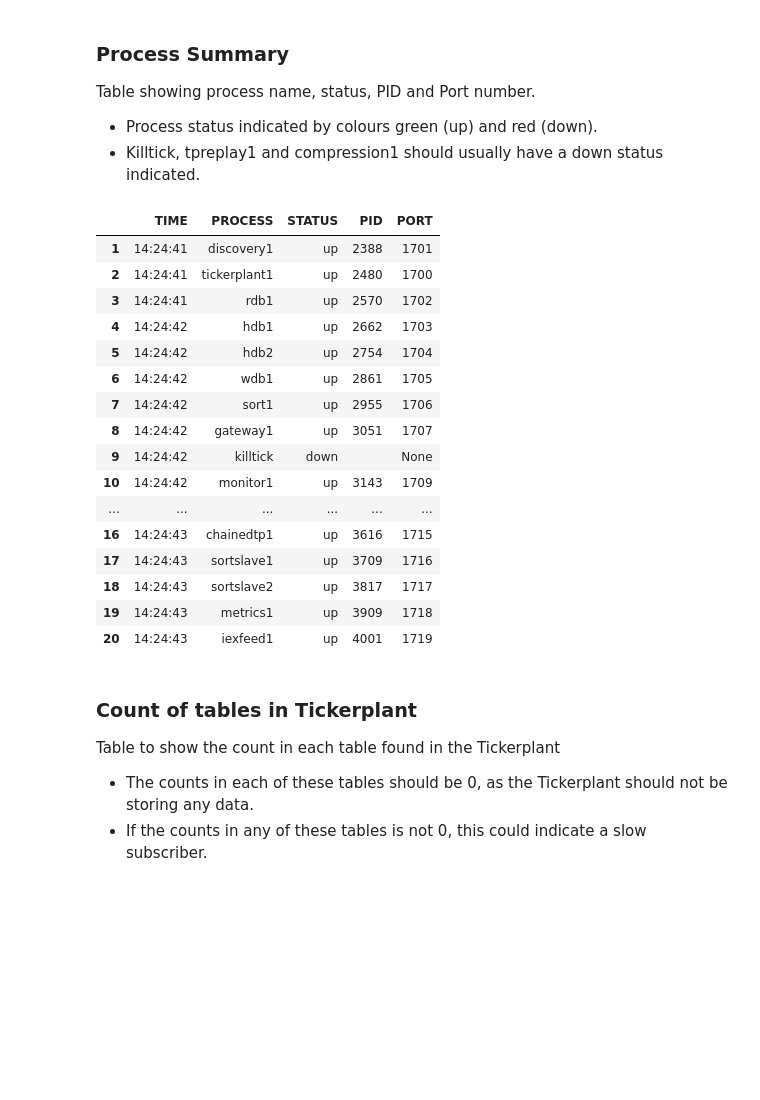
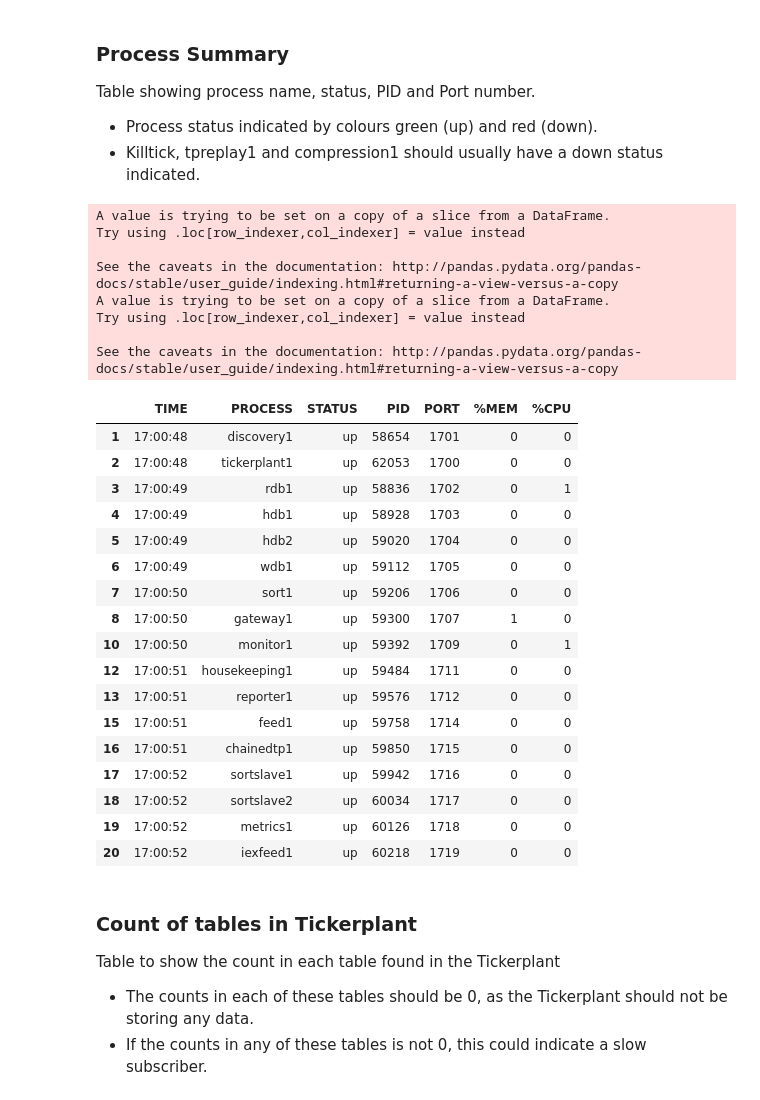
Before and after one commit to PeterSmiley/TorQ, a Jupyter notebook: test1.ipynb, the cells around one changed output. Cells and saved outputs as stored; diff of their text form; code cells hidden in the pictures; blank space fills up the shorter version.

Commit message:
Added CPU and MEM cols to process status table

```diff
--- a/test1.ipynb
+++ b/test1.ipynb
@@ -84,3 +86,10 @@ def find_portno(process):
 #function to decode bytes to strings
 def byte_decode(table,cols):
     table[cols] = table[cols].applymap(lambda x: x.decode('utf-8'))
+
+#return PIDs
+df.replace('', np.nan, inplace=True)
+pids = df["PID"]
+pids = pids.dropna()
+pids = [int(i) for i in pids]
+print(pids)
@@ -91,29 +102,59 @@ Table showing process name, status, PID and Port number.
 * Process status indicated by colours green (up) and red (down).
 * Killtick, tpreplay1 and compression1 should usually have a down status indicated.
 # %%
+def print_mem_stats(pid):
+    with open("tmp.txt","a") as file:
+        with redirect_stdout(file):
+            return (psutil.Process(pid)).cpu_percent(interval =1.0)
+def print_cpu_stats(pid):
+    with open("tmp.txt","a") as file:
+        with redirect_stdout(file):
+            return (psutil.Process(pid)).cpu_percent(interval =1.0)
+
+mems=[]
+cpus=[]
+for pid in pids:
+    mems.append(print_mem_stats(pid));
+    cpus.append(print_cpu_stats(pid))
+
+procsup=df.dropna(how='any',axis=0)
+
+procsup['%MEM']=mems
+procsup['%CPU']=cpus
+procsup=procsup.round({'%MEM':1})
+procsup
 # set colour on down processes to red and up processes to green
 def colour_down_red(col):
     color = 'red' if 'down' in col else 'green'
     return 'color: %s' % color
-df.style.applymap(colour_down_red, subset=['STATUS'])
+procsup.style.applymap(colour_down_red, subset=['STATUS'])
 # %% [output]
+A value is trying to be set on a copy of a slice from a DataFrame.
+Try using .loc[row_indexer,col_indexer] = value instead
+
+See the caveats in the documentation: http://pandas.pydata.org/pandas-docs/stable/user_guide/indexing.html#returning-a-view-versus-a-copy
+A value is trying to be set on a copy of a slice from a DataFrame.
+Try using .loc[row_indexer,col_indexer] = value instead
+
+See the caveats in the documentation: http://pandas.pydata.org/pandas-docs/stable/user_guide/indexing.html#returning-a-view-versus-a-copy
-|  | TIME | PROCESS | STATUS | PID | PORT |
-| 1 | 14:24:41 | discovery1 | up | 2388 | 1701 |
-| 2 | 14:24:41 | tickerplant1 | up | 2480 | 1700 |
-| 3 | 14:24:41 | rdb1 | up | 2570 | 1702 |
-| 4 | 14:24:42 | hdb1 | up | 2662 | 1703 |
-| 5 | 14:24:42 | hdb2 | up | 2754 | 1704 |
-| 6 | 14:24:42 | wdb1 | up | 2861 | 1705 |
-| 7 | 14:24:42 | sort1 | up | 2955 | 1706 |
-| 8 | 14:24:42 | gateway1 | up | 3051 | 1707 |
-| 9 | 14:24:42 | killtick | down |  | None |
-| 10 | 14:24:42 | monitor1 | up | 3143 | 1709 |
-| ... | ... | ... | ... | ... | ... |
-| 16 | 14:24:43 | chainedtp1 | up | 3616 | 1715 |
-| 17 | 14:24:43 | sortslave1 | up | 3709 | 1716 |
-| 18 | 14:24:43 | sortslave2 | up | 3817 | 1717 |
-| 19 | 14:24:43 | metrics1 | up | 3909 | 1718 |
-| 20 | 14:24:43 | iexfeed1 | up | 4001 | 1719 |
+|  | TIME | PROCESS | STATUS | PID | PORT | %MEM | %CPU |
+| 1 | 17:00:48 | discovery1 | up | 58654 | 1701 | 0 | 0 |
+| 2 | 17:00:48 | tickerplant1 | up | 62053 | 1700 | 0 | 0 |
+| 3 | 17:00:49 | rdb1 | up | 58836 | 1702 | 0 | 1 |
+| 4 | 17:00:49 | hdb1 | up | 58928 | 1703 | 0 | 0 |
+| 5 | 17:00:49 | hdb2 | up | 59020 | 1704 | 0 | 0 |
+| 6 | 17:00:49 | wdb1 | up | 59112 | 1705 | 0 | 0 |
+| 7 | 17:00:50 | sort1 | up | 59206 | 1706 | 0 | 0 |
+| 8 | 17:00:50 | gateway1 | up | 59300 | 1707 | 1 | 0 |
+| 10 | 17:00:50 | monitor1 | up | 59392 | 1709 | 0 | 1 |
+| 12 | 17:00:51 | housekeeping1 | up | 59484 | 1711 | 0 | 0 |
+| 13 | 17:00:51 | reporter1 | up | 59576 | 1712 | 0 | 0 |
+| 15 | 17:00:51 | feed1 | up | 59758 | 1714 | 0 | 0 |
+| 16 | 17:00:51 | chainedtp1 | up | 59850 | 1715 | 0 | 0 |
+| 17 | 17:00:52 | sortslave1 | up | 59942 | 1716 | 0 | 0 |
+| 18 | 17:00:52 | sortslave2 | up | 60034 | 1717 | 0 | 0 |
+| 19 | 17:00:52 | metrics1 | up | 60126 | 1718 | 0 | 0 |
+| 20 | 17:00:52 | iexfeed1 | up | 60218 | 1719 | 0 | 0 |
 # %% [markdown]
 ### Count of tables in Tickerplant
 
```
Also changed, not shown: parts of 14 cells of this notebook.
